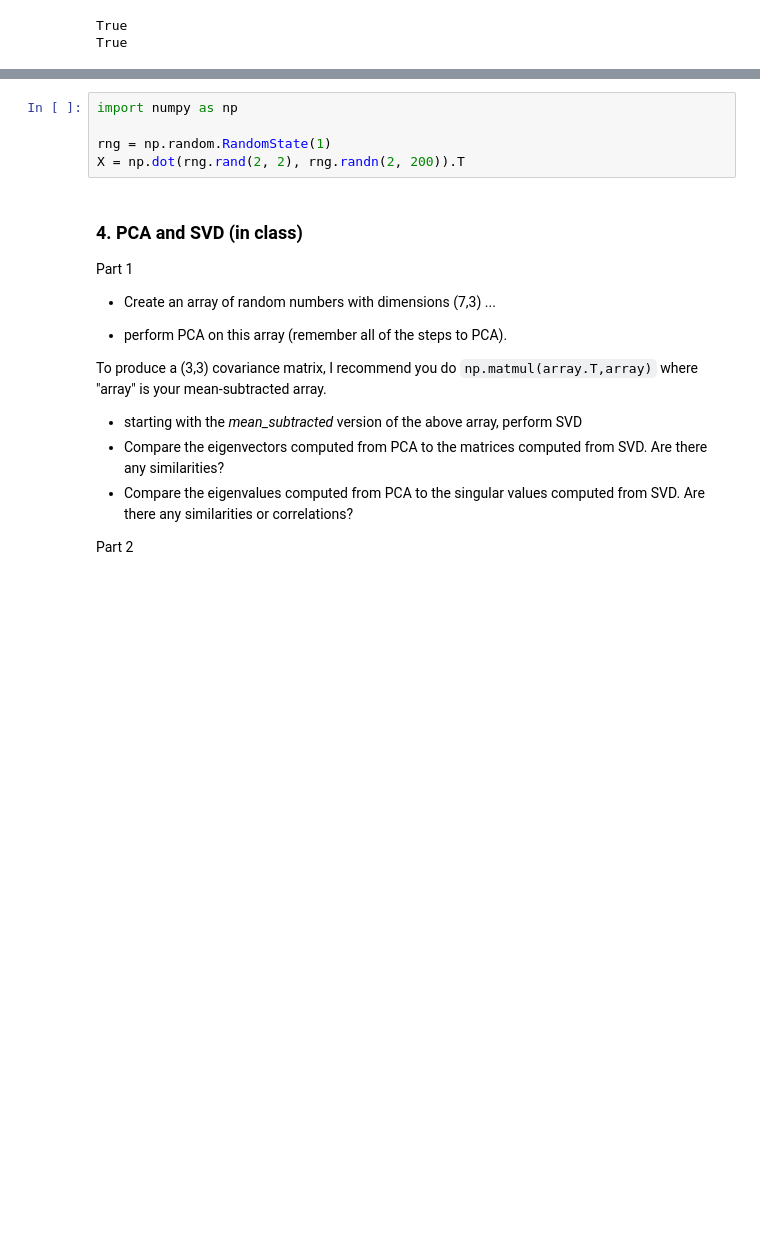
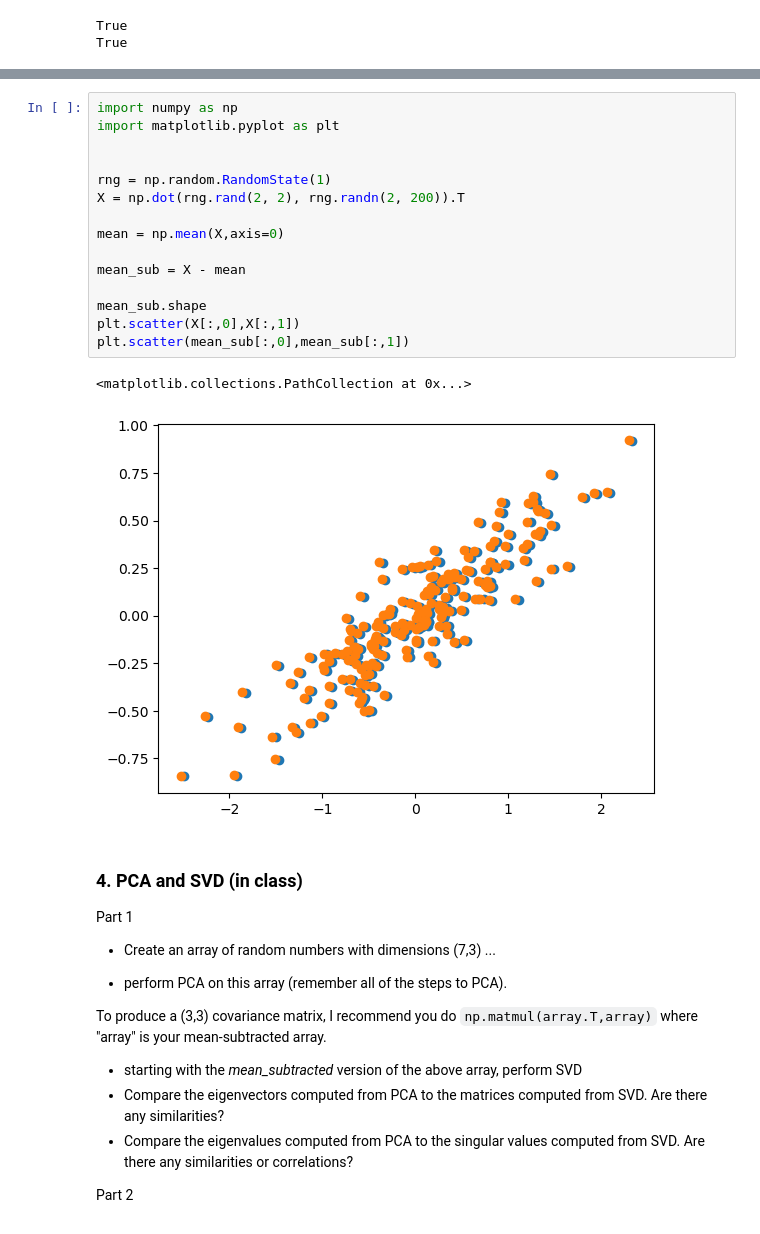
Before and after one commit to astroseandillon/Python-for-data-analysis, a Jupyter notebook: Dillon_Sean_HW_W6.ipynb, the cells around one changed output, grey strips where cells are left out. Saved outputs shown, nothing was run; the diff lists cells and outputs as text; blank space fills up the shorter version.

````diff
--- a/Dillon_Sean_HW_W6.ipynb
+++ b/Dillon_Sean_HW_W6.ipynb
@@ -90,9 +90,22 @@ Use the source code in ``pcademo3.py`` for plotting and guidance.
 ```
 # %%
 import numpy as np
+import matplotlib.pyplot as plt
+
 
 rng = np.random.RandomState(1)
 X = np.dot(rng.rand(2, 2), rng.randn(2, 200)).T
+
+mean = np.mean(X,axis=0)
+
+mean_sub = X - mean
+
+mean_sub.shape
+plt.scatter(X[:,0],X[:,1])
+plt.scatter(mean_sub[:,0],mean_sub[:,1])
+# %% [output]
+<matplotlib.collections.PathCollection at 0x...>
+[figure, added]
 # %% [markdown]
 ### 4. PCA and SVD (in class)
 
````
Also changed, not shown: 2 other files.
